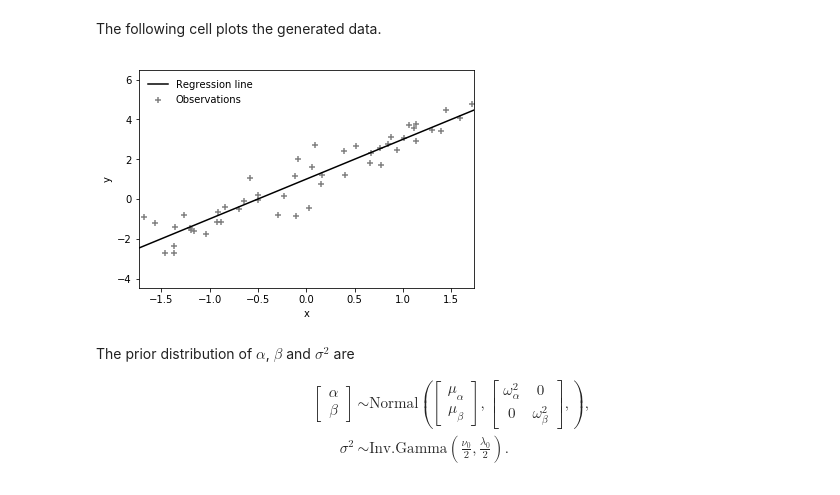
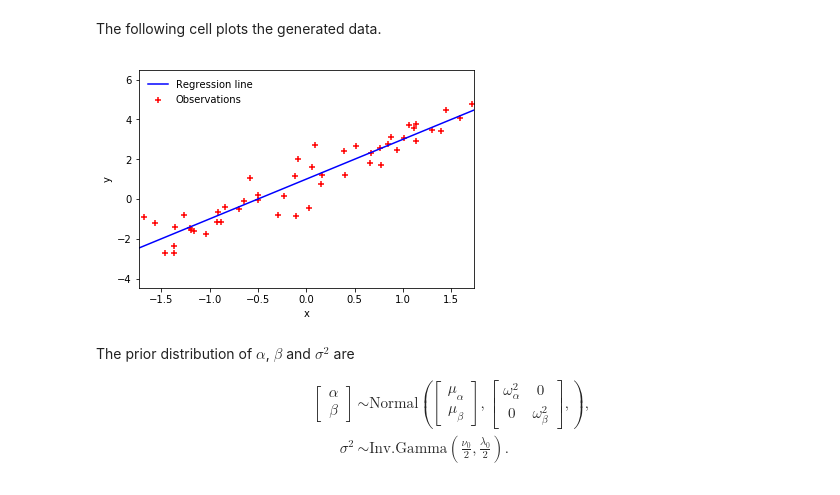
Before and after one commit to nakatsuma/probability_and_statistics, a Jupyter notebook: regression.ipynb, the cells around one changed output. Cells and saved outputs as stored; diff of their text form; code cells hidden in the pictures.

```diff
--- a/regression.ipynb
+++ b/regression.ipynb
@@ -42,19 +42,19 @@ X = np.stack((np.ones(n), x), axis=1)
 The following cell plots the generated data.
 # %%
 fig1 = plt.figure(num=1, facecolor='w')
-plt.scatter(x, y, color='0.5', marker='+', label='Observations')
+plt.scatter(x, y, color='r', marker='+', label='Observations')
 x_range = (-np.sqrt(3.0), np.sqrt(3.0))
 y_range = (1.0 - 2.0*np.sqrt(3.0), 1.0 + 2.0*np.sqrt(3.0))
-plt.plot(x_range, y_range, 'k-', label='Regression line')
+plt.plot(x_range, y_range, 'b-', label='Regression line')
 plt.xlim(x_range)
 plt.ylim(y_range[0] - 2.0, y_range[1] + 2.0)
 plt.xlabel('x')
 plt.ylabel('y')
 plt.legend(loc='upper left', frameon=False)
 # plt.savefig('ms_fig_regression_scatter.png', dpi=300)
 plt.show()
 # %% [output]
-[figure, old version]
+[figure, new version]
 # %% [markdown]
 The prior distribution of $\alpha$, $\beta$ and $\sigma^2$ are
 
```
Also changed, not shown: 1 other file.
